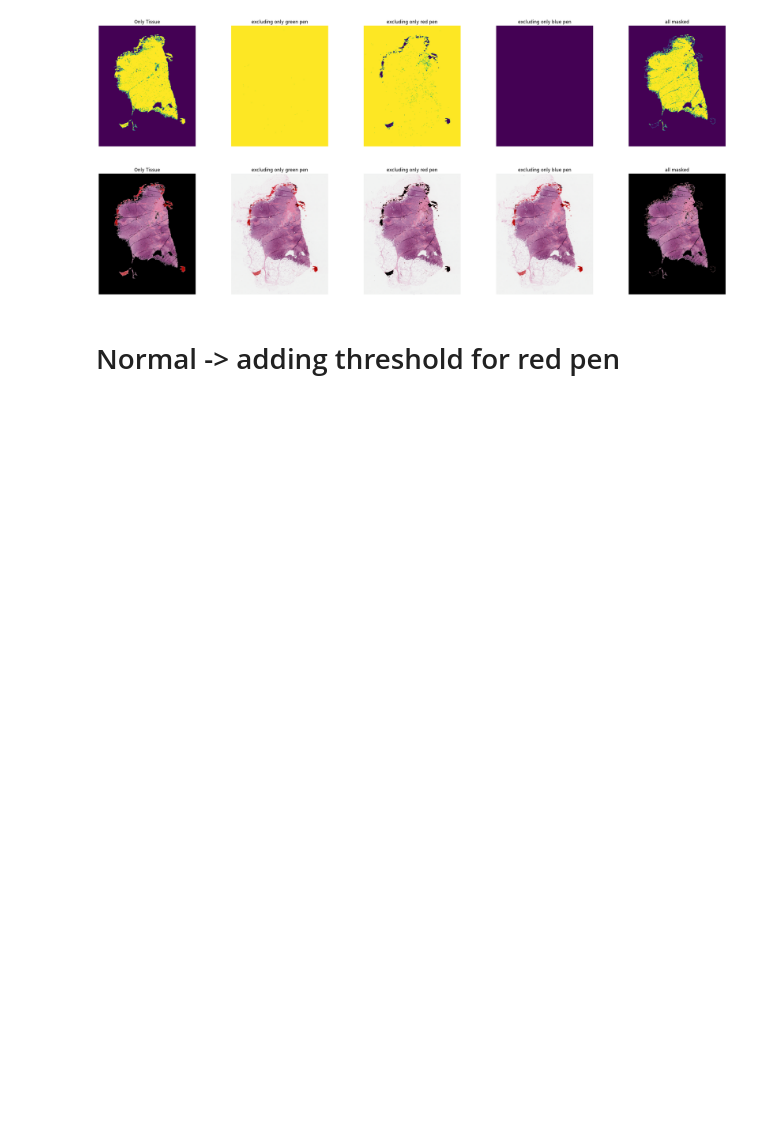
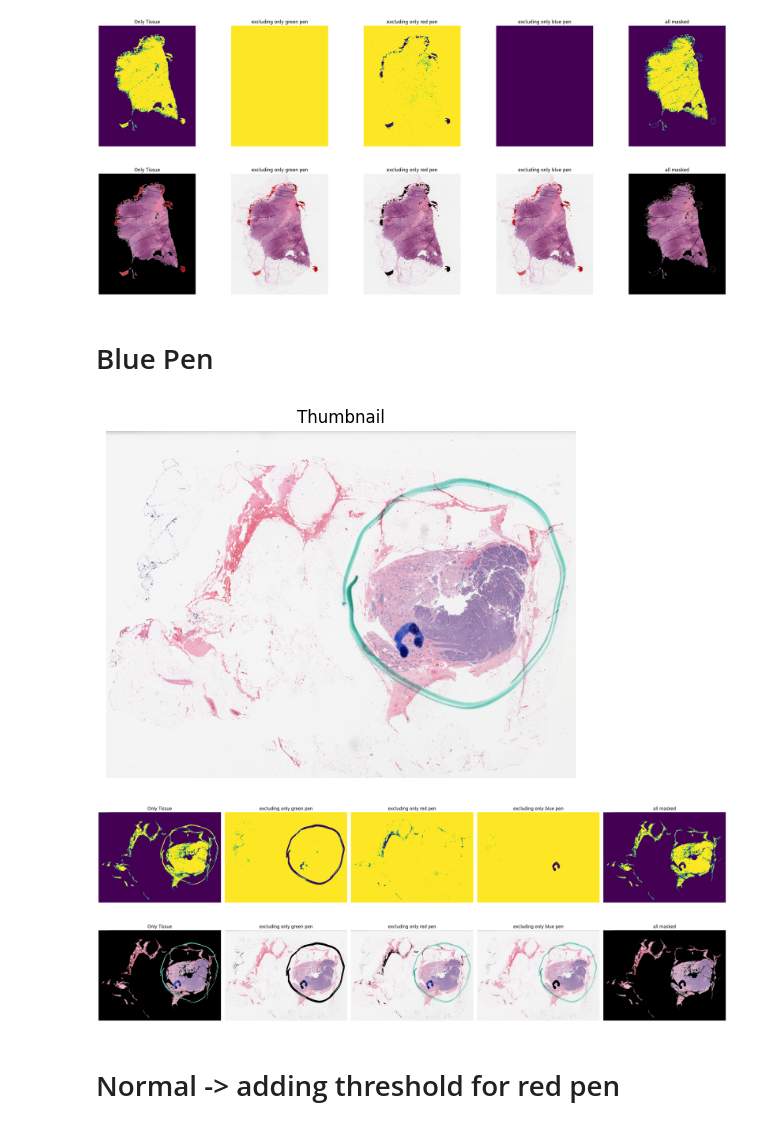
Before and after one commit to lolmomarchal/SlideLab, a Jupyter notebook: Masking Examples.ipynb, the cells around one changed output. Drawn from its saved outputs; the diff is of its cells as text; code cells hidden in the pictures; blank space fills up the shorter version.

```diff
--- a/Masking Examples.ipynb
+++ b/Masking Examples.ipynb
@@ -88,3 +88,14 @@ visualize((whole_tissue.applied, "Only Tissue"), (mask_green.applied, "excluding
          (mask_all.applied, "all masked"))
 # %% [output]
 [figure]
+# %% [markdown]
+Blue Pen
+==
+# %%
+
+#blue pen example
+blue_path = "./../EXAMPLE/TCGA-A1-A0SB-01Z-00-DX1.B34C267B-CAAA-4AB6-AD5C-276C26F997A1.svs"
+blue_pen_slide = TissueSlide(blue_path)
+visualize((blue_pen_slide.thumbnail, "Thumbnail"))
+# %% [output]
+[figure, added]
@@ -91,3 +108,15 @@ visualize((whole_tissue.applied, "Only Tissue"), (mask_green.applied, "excluding
+# %%
+visualize((whole_tissue.mask, "Only Tissue"), (mask_green.mask, "excluding only green pen"),
+          (mask_red.mask, "excluding only red pen"), (mask_blue.mask, "excluding only blue pen"),
+          (mask_all.mask, "all masked"))
+# %% [output]
+[figure, added]
+# %%
+visualize((whole_tissue.applied, "Only Tissue"), (mask_green.applied, "excluding only green pen"),
+          (mask_red.applied, "excluding only red pen"), (mask_blue.applied, "excluding only blue pen"),
+          (mask_all.applied, "all masked"))
+# %% [output]
+[figure, added]
 # %% [markdown]
 Normal -> adding threshold for red pen
 ===
```
Also changed, not shown: parts of 3 cells of this notebook.
